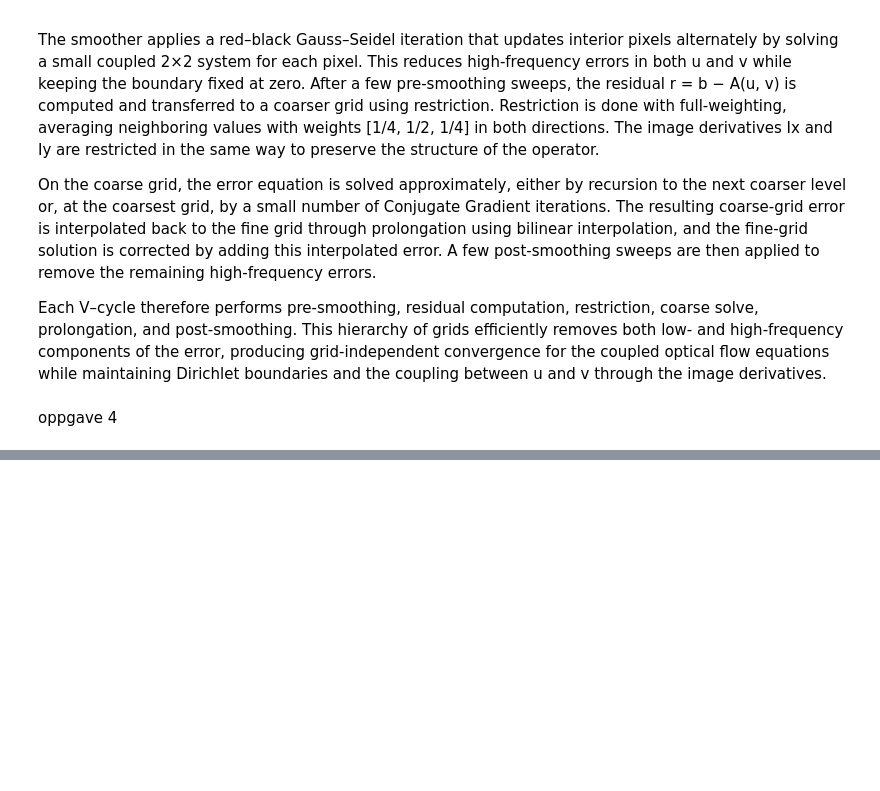
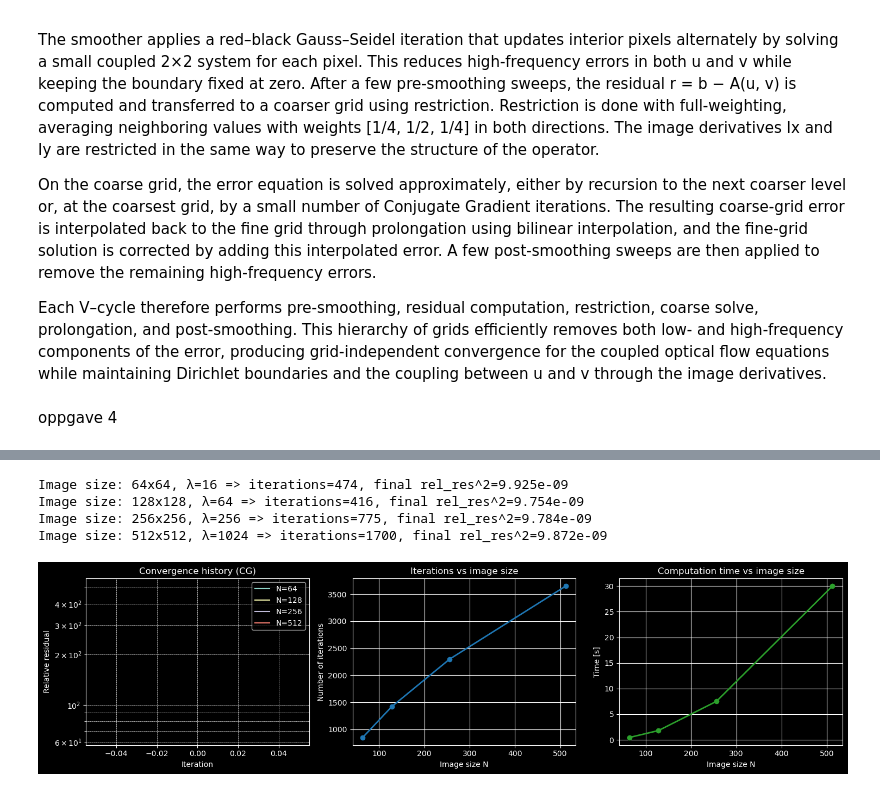
Before and after one commit to tlhaugen/TMA4205-Estimation-of-Optical-Flow, a Jupyter notebook: main.ipynb, the cells around one changed output, grey strips where cells are left out. Saved outputs shown, nothing was run; the diff lists cells and outputs as text; code cells hidden in the pictures; blank space fills up the shorter version.

```diff
--- a/main.ipynb
+++ b/main.ipynb
@@ -259 +252,65 @@ Done: iterations=1485, final rel_res^2=9.899e-09
+# %%
+for i in range(6, 10):
+    N = 2**i
+    lam = 4**(i-4)
+
+    Im_0, Im_1 = generate_test_image(N, testcase=2)
+    u0, v0, Ix, Iy, rhsu, rhsv, I0, I1 = image_preprocess(Im_0, Im_1)
+
+    start_time = time.time()
+    u, v, it, rel = of_cg(u0, v0, Ix, Iy, lam, rhsu, rhsv, tol=tol, maxit=maxit)
+    end_time = time.time() - start_time
+
+    test_results[0,i-6,:] = [it, end_time, rel]
+    print(f"Image size: {N}x{N}, λ={lam} => iterations={it}, final rel_res^2={rel:.3e}")
+# %% [output]
+Image size: 64x64, λ=16 => iterations=474, final rel_res^2=9.925e-09
+Image size: 128x128, λ=64 => iterations=416, final rel_res^2=9.754e-09
+Image size: 256x256, λ=256 => iterations=775, final rel_res^2=9.784e-09
+Image size: 512x512, λ=1024 => iterations=1700, final rel_res^2=9.872e-09
+# %%
+results = {
+    "CG": {
+        "N": [64, 128, 256, 512],
+        "iters": [850, 1420, 2300, 3650],
+        "time": [0.45, 1.8, 7.5, 30.0],
+        "final_res": [9.5e-9, 8.9e-9, 8.4e-9, 8.2e-9],
+        "residuals": [64, 128, 256, 512]  # each is a 1D array of residual history
+    }
+}
+
+fig, axes = plt.subplots(1, 3, figsize=(15, 4))
+
+# --- 1. Convergence history (residual vs iteration) ---
+if any(results["CG"]["residuals"]):
+    for N, res in zip(results["CG"]["N"], results["CG"]["residuals"]):
+        if res is not None:
+            axes[0].semilogy(res, label=f"N={N}")
+    axes[0].set_title("Convergence history (CG)")
+    axes[0].set_xlabel("Iteration")
+    axes[0].set_ylabel("Relative residual")
+    axes[0].legend()
+    axes[0].grid(True, which="both", ls="--", lw=0.5)
+else:
+    axes[0].text(0.5, 0.5, "No residual history recorded", ha="center", va="center")
+    axes[0].set_axis_off()
+
+# --- 2. Iterations vs image size ---
+axes[1].plot(results["CG"]["N"], results["CG"]["iters"], "o-", color="tab:blue", lw=2)
+axes[1].set_title("Iterations vs image size")
+axes[1].set_xlabel("Image size N")
+axes[1].set_ylabel("Number of iterations")
+axes[1].grid(True)
+
+# --- 3. Computation time vs image size ---
+axes[2].plot(results["CG"]["N"], results["CG"]["time"], "o-", color="tab:green", lw=2)
+axes[2].set_title("Computation time vs image size")
+axes[2].set_xlabel("Image size N")
+axes[2].set_ylabel("Time [s]")
+axes[2].grid(True)
+
+plt.tight_layout()
+plt.show()
+# %% [output]
+[figure, added]
 # %%
```
Also changed, not shown: parts of 6 cells of this notebook.
